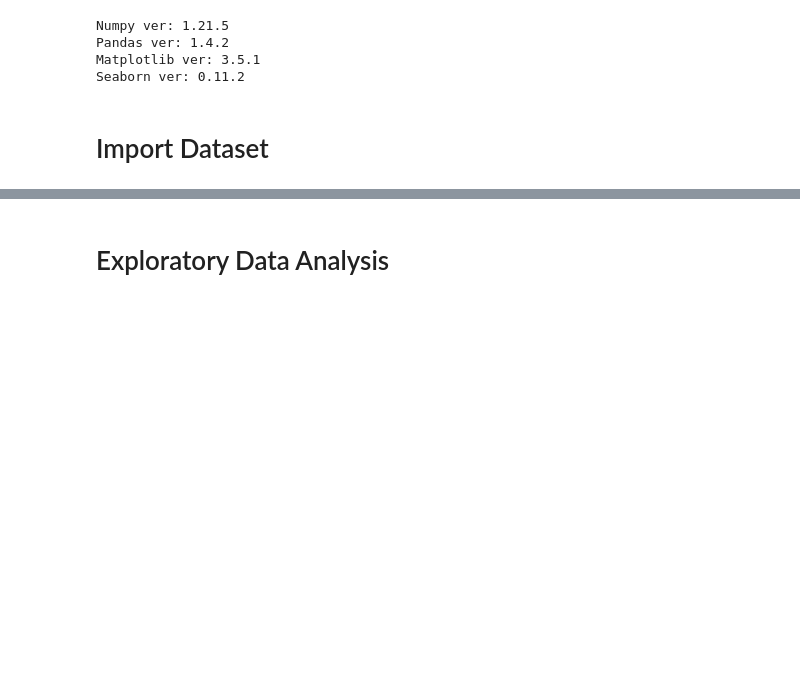
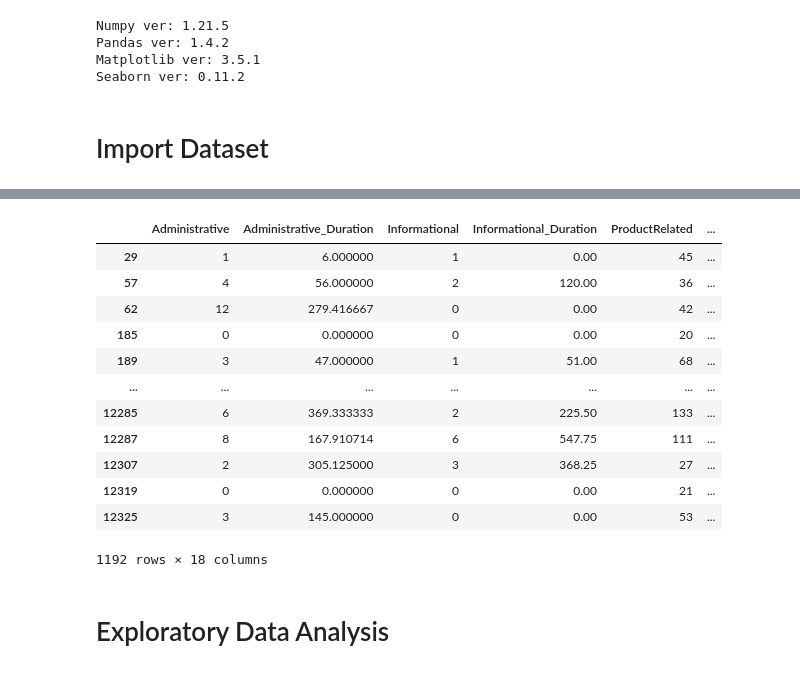
Before and after one commit to aryasa22/online-shoppers-intention, a Jupyter notebook: notebook/EDA.ipynb, the cells around one changed output, grey strips where cells are left out. Cells and saved outputs as stored; diff of their text form; code cells hidden in the pictures; blank space fills up the shorter version.

```diff
--- a/notebook/EDA.ipynb
+++ b/notebook/EDA.ipynb
@@ -43,3 +43,19 @@ df.sample(5)
+# %%
+df[(df['Revenue'] == False) & (df['PageValues'] > 0)]
+# %% [output]
+|  | Administrative | Administrative_Duration | Informational | Informational_Duration | ProductRelated | ... |
+| 29 | 1 | 6.000000 | 1 | 0.00 | 45 | ... |
+| 57 | 4 | 56.000000 | 2 | 120.00 | 36 | ... |
+| 62 | 12 | 279.416667 | 0 | 0.00 | 42 | ... |
+| 185 | 0 | 0.000000 | 0 | 0.00 | 20 | ... |
+| 189 | 3 | 47.000000 | 1 | 51.00 | 68 | ... |
+| ... | ... | ... | ... | ... | ... | ... |
+| 12285 | 6 | 369.333333 | 2 | 225.50 | 133 | ... |
+| 12287 | 8 | 167.910714 | 6 | 547.75 | 111 | ... |
+| 12307 | 2 | 305.125000 | 3 | 368.25 | 27 | ... |
+| 12319 | 0 | 0.000000 | 0 | 0.00 | 21 | ... |
+| 12325 | 3 | 145.000000 | 0 | 0.00 | 53 | ... |
+1192 rows × 18 columns
 # %% [markdown]
 # Exploratory Data Analysis
 # %% [markdown]
```
Also changed, not shown: parts of 1 cell of this notebook, 2 other files.
